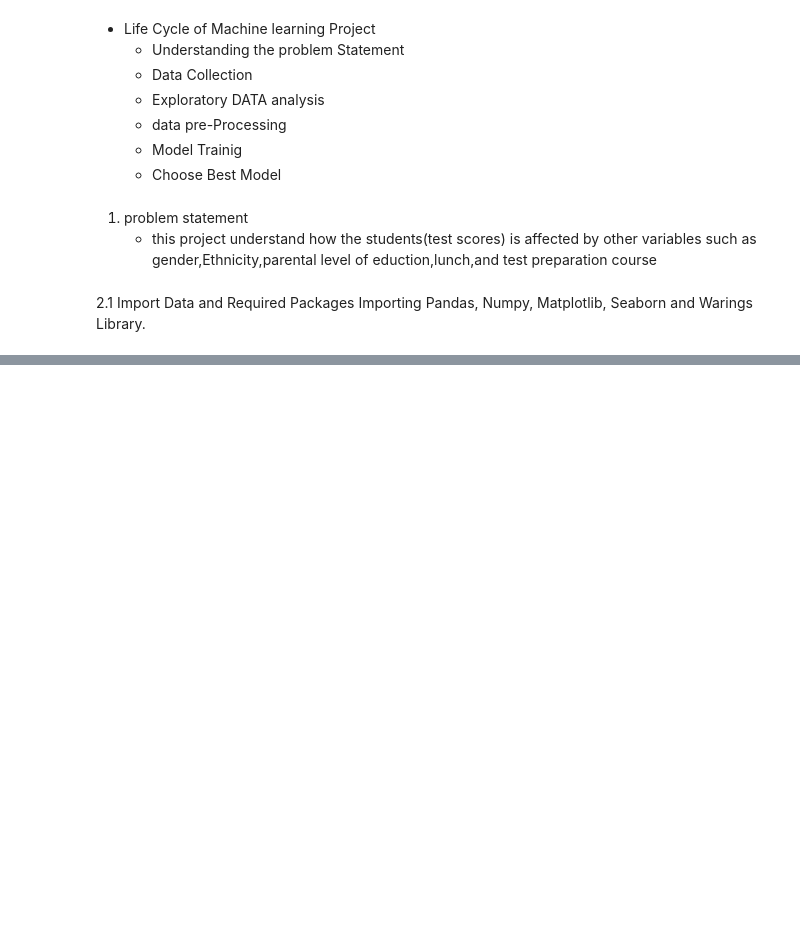
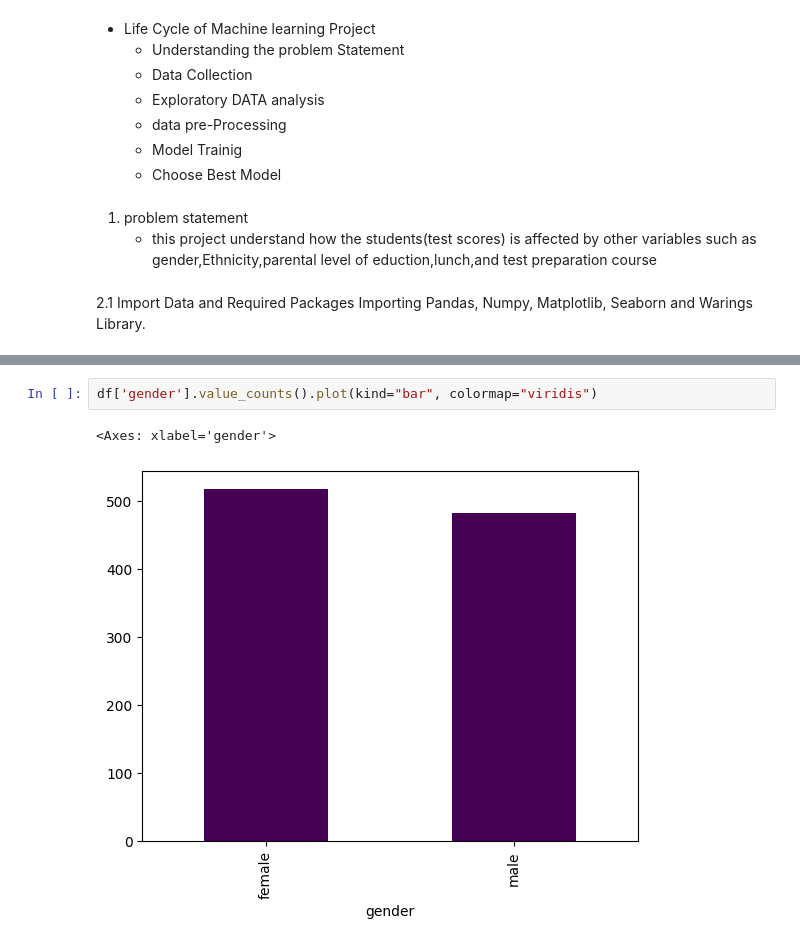
Before and after one commit to sripavan24/MLproject, a Jupyter notebook: notebook/1 . EDA STUDENT PERFORMANCE .ipynb, the cells around one changed output, grey strips where cells are left out. Saved outputs shown, nothing was run; the diff lists cells and outputs as text; blank space fills up the shorter version.

```diff
--- a/notebook/1 . EDA STUDENT PERFORMANCE .ipynb
+++ b/notebook/1 . EDA STUDENT PERFORMANCE .ipynb
@@ -38,0 +192,5 @@ FileNotFoundError: [Errno 2] No such file or directory: 'data/Std.csv'
+# %%
+df['gender'].value_counts().plot(kind="bar", colormap="viridis")
+# %% [output]
+<Axes: xlabel='gender'>
+[figure, added]
```
Also changed, not shown: parts of 24 cells of this notebook, 2 other files.
